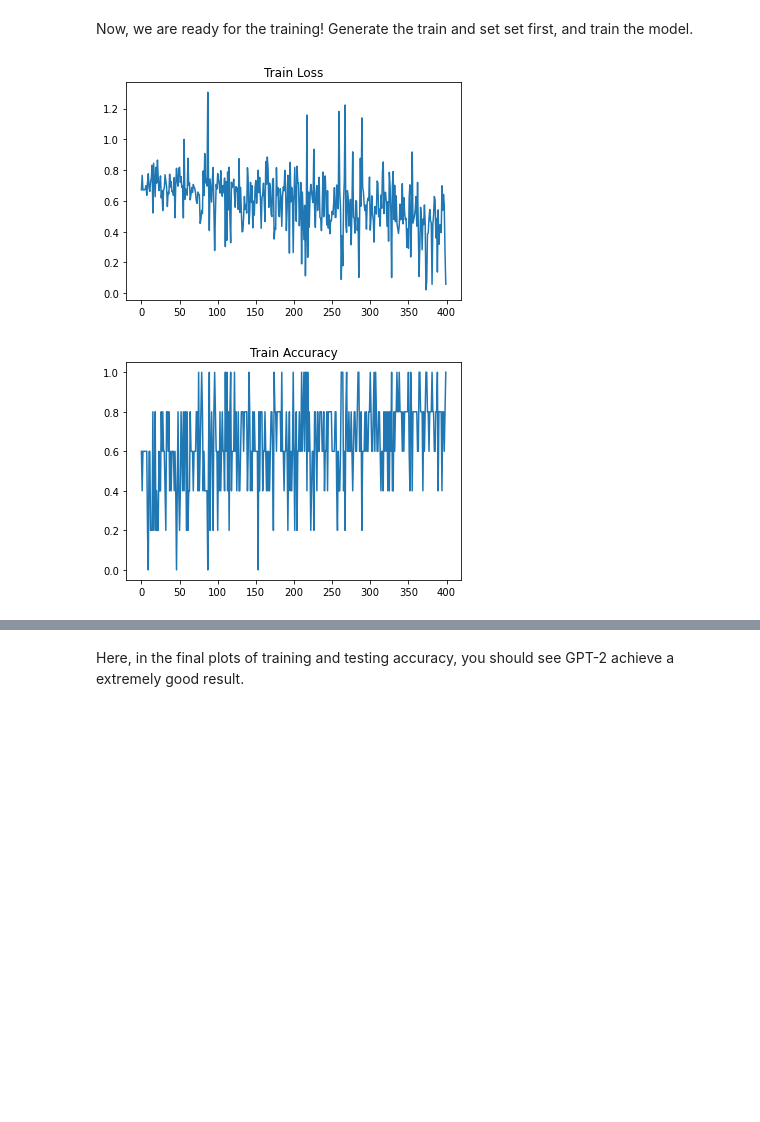
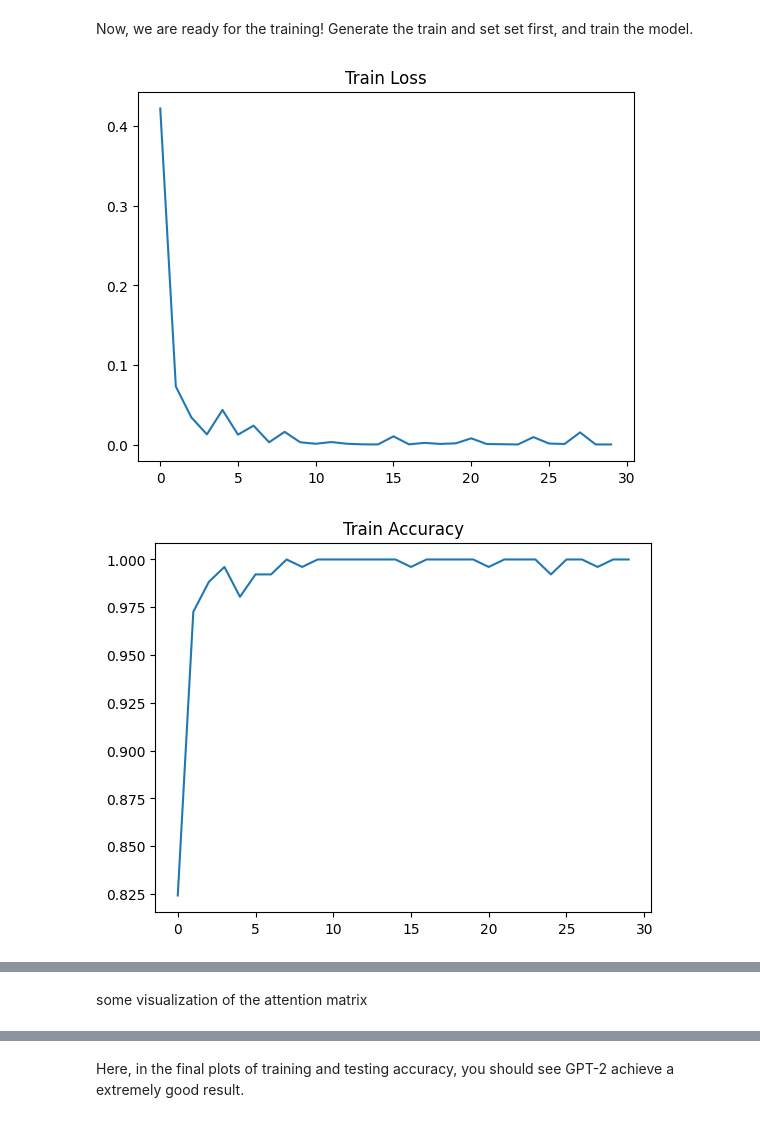
Before and after one commit to ChangyiYang/GPT2asGeneralComputationalMachine, a Jupyter notebook: GeneralComputationalMachine.ipynb, the cells around one changed output, grey strips where cells are left out. Cells and saved outputs as stored; diff of their text form; code cells hidden in the pictures; blank space fills up the shorter version.

Commit message:
edit xor dataset size & change gptvision implementation

```diff
--- a/GeneralComputationalMachine.ipynb
+++ b/GeneralComputationalMachine.ipynb
@@ -263,31 +259,39 @@ for name, param in gpt2.named_parameters():
 After we have our dataset and pretrained model ready, we need to adapt the model to our task, which means adding a embedding layer before the model and a linear output layer after the model.
 # %%
 class Bit_wise_transformer(nn.Module):
-  def __init__(self, engine, bitLength, input_dim, engine_embed_dim, n_class = 2):
+  def __init__(self, engine, bitLength, input_dim, engine_embed_dim, n_class = 2, output_attentions=False):
     super().__init__()
     self.n = bitLength
     self.input_embed = nn.Embedding(input_dim, engine_embed_dim)
     self.engine = engine
     self.output_layer = nn.Linear(engine_embed_dim, n_class)
+    self.output_attentions = output_attentions
+    self.attn_output = None
   def forward(self, x):
     embeddings = self.input_embed(x)
-    hidden_state = self.engine(inputs_embeds=embeddings).last_hidden_state[:,self.n:]
-    logits = self.output_layer(hidden_state)[0]
+    transformer_output = self.engine(
+        inputs_embeds=embeddings,
+        output_attentions=self.output_attentions
+    )
+    if self.output_attentions:
+      self.attn_output = transformer_output.attentions
+    hidden_state = transformer_output.last_hidden_state[:, self.n:]
+    logits = self.output_layer(hidden_state)
     return logits
 # %% [markdown]
 Now, we are ready for the training! Generate the train and set set first, and train the model.
 # %%
 # generate the training and testing data
-train_loader, test_loader = generate_data_loaders(n=5, batch_size=1,data_size = 1000, train_size=0.8)
+train_loader, test_loader = generate_data_loaders(n=8, batch_size=32,data_size = 20000, train_size=0.8)
 # %%
 # create an instance of the model
-Bit_length = 5
+Bit_length = 8
 
 model = Bit_wise_transformer(
       gpt2,
       bitLength = Bit_length,
       input_dim = 2,
-      engine_embed_dim = 768
+      engine_embed_dim = 768,
 ).to(device)
 
 
@@ -300,7 +304,7 @@ losses = []
 train_acc = []
 all_val_acc = []
 best_val_acc = 0
-num_epochs = 5
+num_epochs = 3
 
 epoch_iterator = trange(num_epochs)
 for epoch in epoch_iterator:
@@ -310,50 +314,49 @@ for epoch in epoch_iterator:
     for i, (inputs, labels) in enumerate(data_iterator):
         optimizer.zero_grad()
         outputs = model(inputs)
-        loss = criterion(outputs, labels.squeeze())
-        accuracy = torch.mean((torch.argmax(outputs, dim=-1) == labels.flatten()).float())
+        loss = criterion(outputs.view(-1, 2), labels.view(-1))
+        accuracy = torch.mean((torch.argmax(outputs, dim=-1).flatten() == labels.flatten()).float())
         loss.backward()
         optimizer.step()
 
         data_iterator.set_postfix(loss=loss.item())
 
         running_loss += loss.item()
-        if (i + 1) % 100 == 0:
-              #print(f'Epoch [{epoch + 1}/{num_epochs}], Data [{i + 1}/{len(train_loader)}], Loss: {running_loss / 100:.4f}')
+        if (i + 1) % 50 == 0:
+              #print(f'Epoch [{epoch + 1}/{num_epochs}], Batch [{i * 50 + 1}/{len(train_loader)}], Loss: {running_loss / 50:.4f}')
             running_loss = 0.0
             losses.append(loss.item())
             train_acc.append(accuracy.item())
 
     # Validation
     val_acc = []
     model.eval()
     with torch.no_grad():
       for inputs, labels in test_loader:
           inputs = inputs.to(device=device, dtype=torch.long)
           labels = labels.to(device=device, dtype=torch.long)
           outputs = model(inputs)
-          accuracy = torch.mean((torch.argmax(outputs, dim=-1) == labels.flatten()).float())
+          accuracy = torch.mean((torch.argmax(outputs, dim=-1).flatten() == labels.flatten()).float())
           val_acc.append(accuracy.item())
     model.train()
 
     all_val_acc.append(np.mean(val_acc))
     # Save best model
     if np.mean(val_acc) > best_val_acc:
         best_val_acc = np.mean(val_acc)
 
     epoch_iterator.set_postfix(val_acc=np.mean(val_acc), best_val_acc=best_val_acc)
 
 
 plt.plot(losses)
 plt.title('Train Loss')
 plt.figure()
 plt.plot(train_acc)
 plt.title('Train Accuracy')
 plt.figure()
 plt.plot(all_val_acc)
 plt.title('Val Accuracy')
-del model
 torch.cuda.empty_cache()
 # %% [output]
-[figure, old version]
+[figure, new version]
-[figure, old version]
+[figure, new version]
@@ -360,0 +364,2 @@ torch.cuda.empty_cache()
+# %% [markdown]
+some visualization of the attention matrix
```
Also changed, not shown: parts of 24 cells of this notebook.
